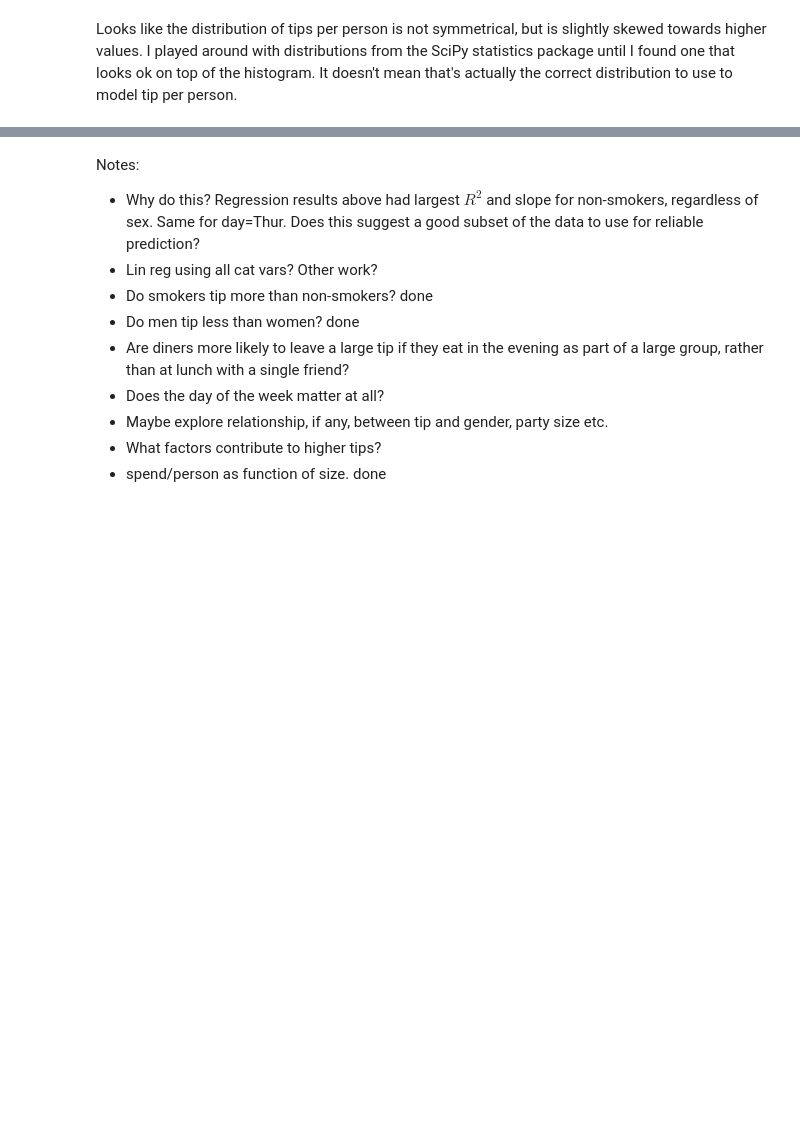
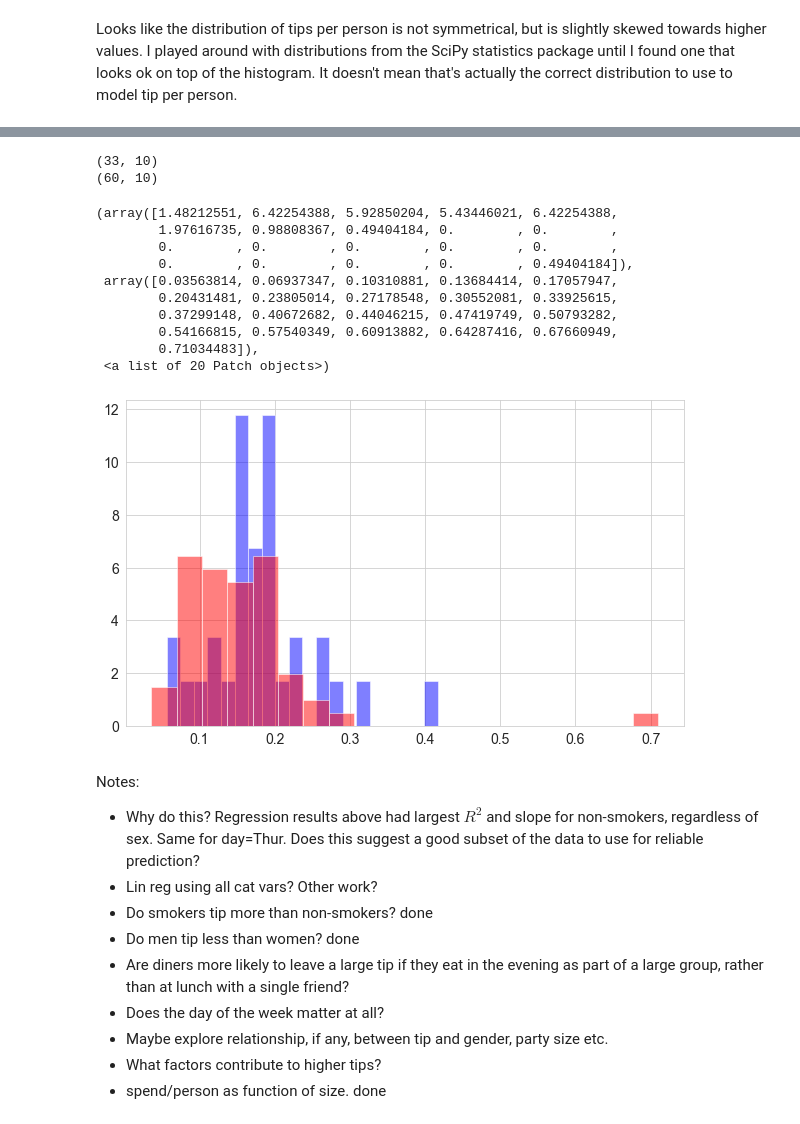
Before and after one commit to elizabethdaly/data-analysis-project, a Jupyter notebook: tips-data-analysis.ipynb, the cells around one changed output, grey strips where cells are left out. Drawn from its saved outputs; the diff is of its cells as text; code cells hidden in the pictures; blank space fills up the shorter version.

```diff
--- a/tips-data-analysis.ipynb
+++ b/tips-data-analysis.ipynb
@@ -915,3 +989,23 @@ Looks like the distribution of tips per person is not symmetrical, but is slight
+# %%
+print(df.loc[(df['sex'] == 'Female') & (df['smoker'] == 'Yes')].shape)
+print(df.loc[(df['sex'] == 'Male') & (df['smoker'] == 'Yes')].shape)
+
+plt.hist(df.loc[(df['sex'] == 'Female') & (df['smoker'] == 'Yes')]['ftip'], 20, density=True, facecolor='b', alpha=0.5)
+plt.hist(df.loc[(df['sex'] == 'Male') & (df['smoker'] == 'Yes')]['ftip'], 20, density=True, facecolor='r', alpha=0.5)
+# %% [output]
+(33, 10)
+(60, 10)
+(array([1.48212551, 6.42254388, 5.92850204, 5.43446021, 6.42254388,
+        1.97616735, 0.98808367, 0.49404184, 0.        , 0.        ,
+        0.        , 0.        , 0.        , 0.        , 0.        ,
+        0.        , 0.        , 0.        , 0.        , 0.49404184]),
+ array([0.03563814, 0.06937347, 0.10310881, 0.13684414, 0.17057947,
+        0.20431481, 0.23805014, 0.27178548, 0.30552081, 0.33925615,
+        0.37299148, 0.40672682, 0.44046215, 0.47419749, 0.50793282,
+        0.54166815, 0.57540349, 0.60913882, 0.64287416, 0.67660949,
+        0.71034483]),
+ <a list of 20 Patch objects>)
+[figure, added]
 # %% [markdown]
 Notes:
 - Why do this? Regression results above had largest $R^2$ and slope for non-smokers, regardless of sex. Same for day=Thur. Does this suggest a good subset of the data to use for reliable prediction?
```
Also changed, not shown: parts of 22 cells of this notebook, 1 other file.
